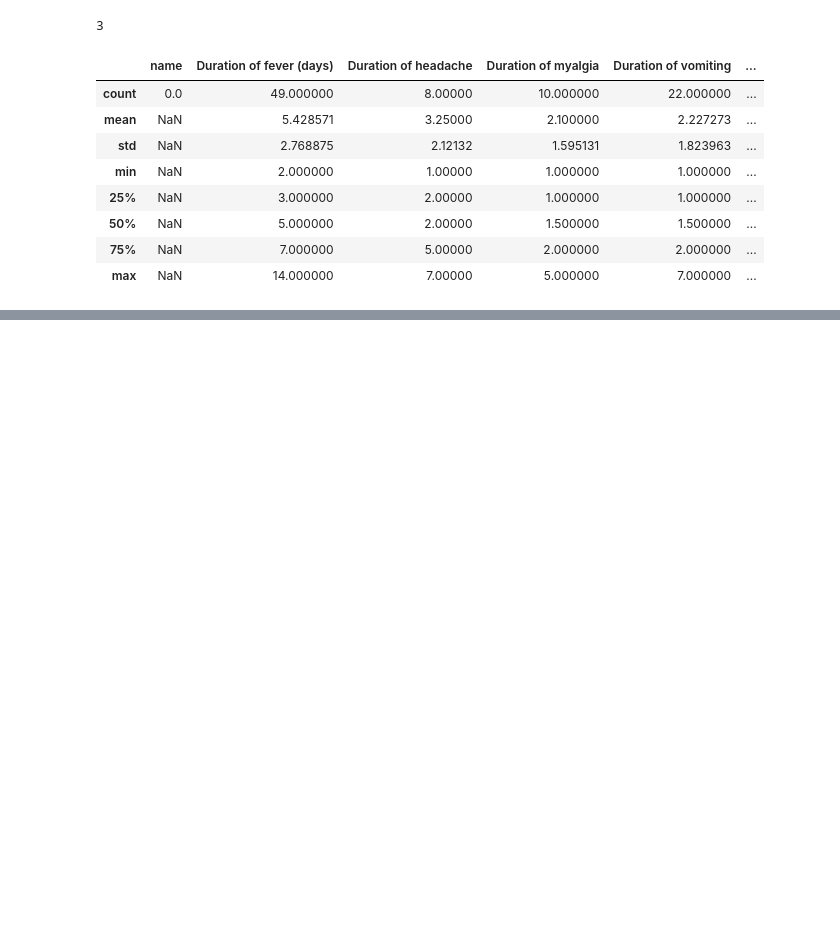
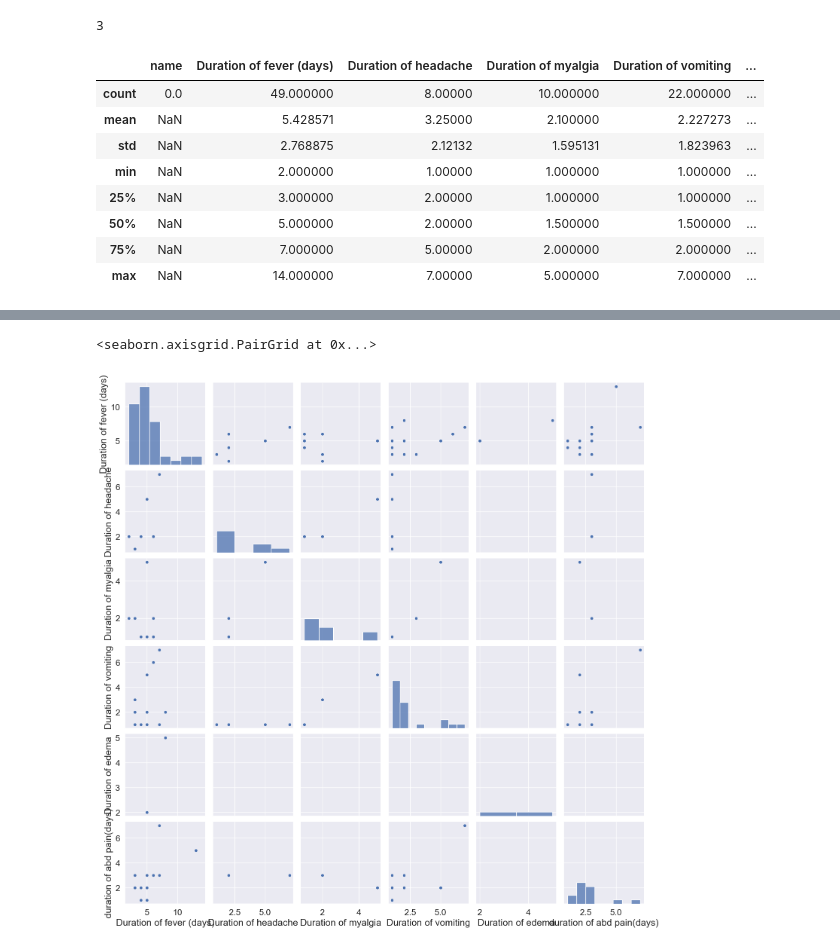
Before and after one commit to vikixx13/medset, a Jupyter notebook: medset.ipynb, the cells around one changed output, grey strips where cells are left out. Drawn from its saved outputs; the diff is of its cells as text; code cells hidden in the pictures; blank space fills up the shorter version.

```diff
--- a/medset.ipynb
+++ b/medset.ipynb
@@ -89 +115,7 @@ testing
+# %%
+cols = ['Duration of fever (days)', 'Duration of headache', 'Duration of myalgia', 'Duration of vomiting','Duration of edema','duration of abd pain(days)']
+sn.pairplot(df[cols])
+# %% [output]
+<seaborn.axisgrid.PairGrid at 0x...>
+[figure, added]
 # %%
```
Also changed, not shown: parts of 15 cells of this notebook, 1 other file.
